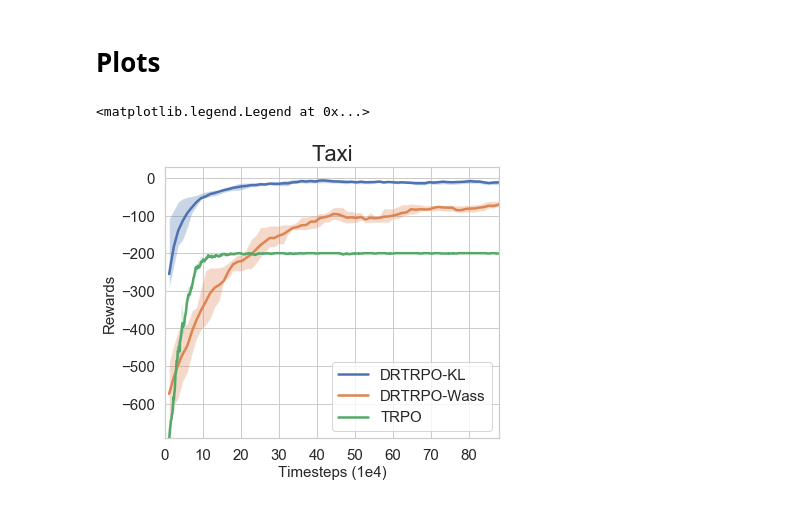
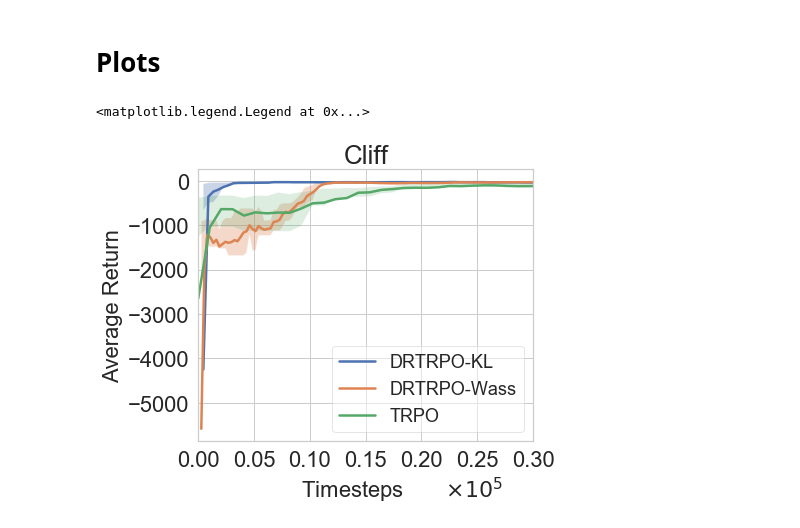
Before and after one commit to kadysongbb/dr-trpo, a Jupyter notebook: tabular/view_training.ipynb, the cells around one changed output. Cells and saved outputs as stored; diff of their text form; code cells hidden in the pictures.

```diff
--- a/tabular/view_training.ipynb
+++ b/tabular/view_training.ipynb
@@ -54,26 +54,26 @@ def df_plot(dfs, x, ys, isTaxi, isChain, isCliff, ylim=None, xlim=None, legend_l
             ws = 10
             if isTaxi == True:
                 timesteps_per_eps = 200
-                plt.title('Taxi', fontsize = 22)
+                plt.title('Taxi', fontsize = 26)
             if isChain == True:
                 timesteps_per_eps = 1000
                 ws = 30
-                plt.title('Chain', fontsize = 22)
+                plt.title('Chain', fontsize = 26)
             if isCliff == True:
-                timesteps_per_eps = 50
-                plt.title('Cliff', fontsize = 22)
+                timesteps_per_eps = 30 * 3
+                plt.title('Cliff', fontsize = 26)
             moving_average = find_moving_avg(y_val, ws)
-            plt.plot(x_val[0:len(x_val)-ws]*timesteps_per_eps/10000, moving_average[0], linewidth = 2.5, label=name)
-            plt.fill_between(x_val[0:len(x_val)-ws]*timesteps_per_eps/10000, moving_average[1], moving_average[2], alpha=0.3)
-    plt.xticks(fontsize=15)
-    plt.yticks(fontsize=15)
+            plt.plot(x_val[0:len(x_val)-ws]*timesteps_per_eps/100000, moving_average[0], linewidth = 2.5, label=name)
+            plt.fill_between(x_val[0:len(x_val)-ws]*timesteps_per_eps/100000, moving_average[1], moving_average[2], alpha=0.3)
+    plt.xticks(fontsize=22)
+    plt.yticks(fontsize=22)
     plt.axis((None,None,None,None))
-    plt.xlabel('Timesteps (1e4)',fontsize=15)
-    plt.ylabel('Rewards',fontsize=15)
+    plt.xlabel('            Timesteps       '+ r'$\times 10^5$',fontsize=22)
+    plt.ylabel('Average Return',fontsize=22)
 # %%
-isTaxi = True
+isTaxi = False
 isChain = False
-isCliff = False
+isCliff = True
 
 
 # ENTER LIST OF LOG FILENAMES HERE:
@@ -94,30 +94,31 @@ data = list(zip(dataframes, names))
 # Plots
 # %%
 if isTaxi:
-    df_plot(data, '_Episode', ['_AvgRewardSum'], isTaxi, isChain, isCliff, None, [0,88])
+    df_plot(data, '_Episode', ['_AvgRewardSum'], isTaxi, isChain, isCliff, None, [0,8.8])
 if isChain:
-    df_plot(data, '_Episode', ['_AvgRewardSum'], isTaxi, isChain, isCliff, None, [0,14])
+    df_plot(data, '_Episode', ['_AvgRewardSum'], isTaxi, isChain, isCliff, None, [0,1.4])
 if isCliff:
-    df_plot(data, '_Episode', ['_AvgRewardSum'], isTaxi, isChain, isCliff, None, [0,3])
+    df_plot(data, '_Episode', ['_AvgRewardSum'], isTaxi, isChain, isCliff, None, [0,0.3])
 
 window_size = 10
 
 # read TRPO baseline results
 if isTaxi:
     trpo_log_name = './tmp/taxi_monitor.csv'
 if isChain:
     trpo_log_name = './tmp/chain_monitor.csv'
     window_size = 30
 if isCliff:
     trpo_log_name = './tmp/cliff_monitor.csv'
 
 df=pd.read_csv(trpo_log_name, sep=',', skiprows = 0, header= 1)
 y_val = df['r']
 moving_average = find_moving_avg(y_val, window_size)
 trpo_ts_per_iter = 1024
-plt.plot(np.arange(len(y_val)-window_size)*trpo_ts_per_iter/10000, moving_average[0], label='TRPO', linewidth = 2.5)
-plt.fill_between(np.arange(len(y_val)-window_size)*trpo_ts_per_iter/10000, moving_average[1], moving_average[2], alpha=0.2)
-plt.legend(fontsize=15, loc='lower right')
+plt.plot(np.arange(len(y_val)-window_size)*trpo_ts_per_iter/100000, moving_average[0], label='TRPO', linewidth = 2.5)
+plt.fill_between(np.arange(len(y_val)-window_size)*trpo_ts_per_iter/100000, moving_average[1], moving_average[2], alpha=0.2)
+plt.rcParams["legend.framealpha"] = 0.5
+plt.legend(fontsize=18, loc='lower right')
 # %% [output]
 <matplotlib.legend.Legend at 0x...>
-[figure, old version]
+[figure, new version]
```
Also changed, not shown: 5 other files.
